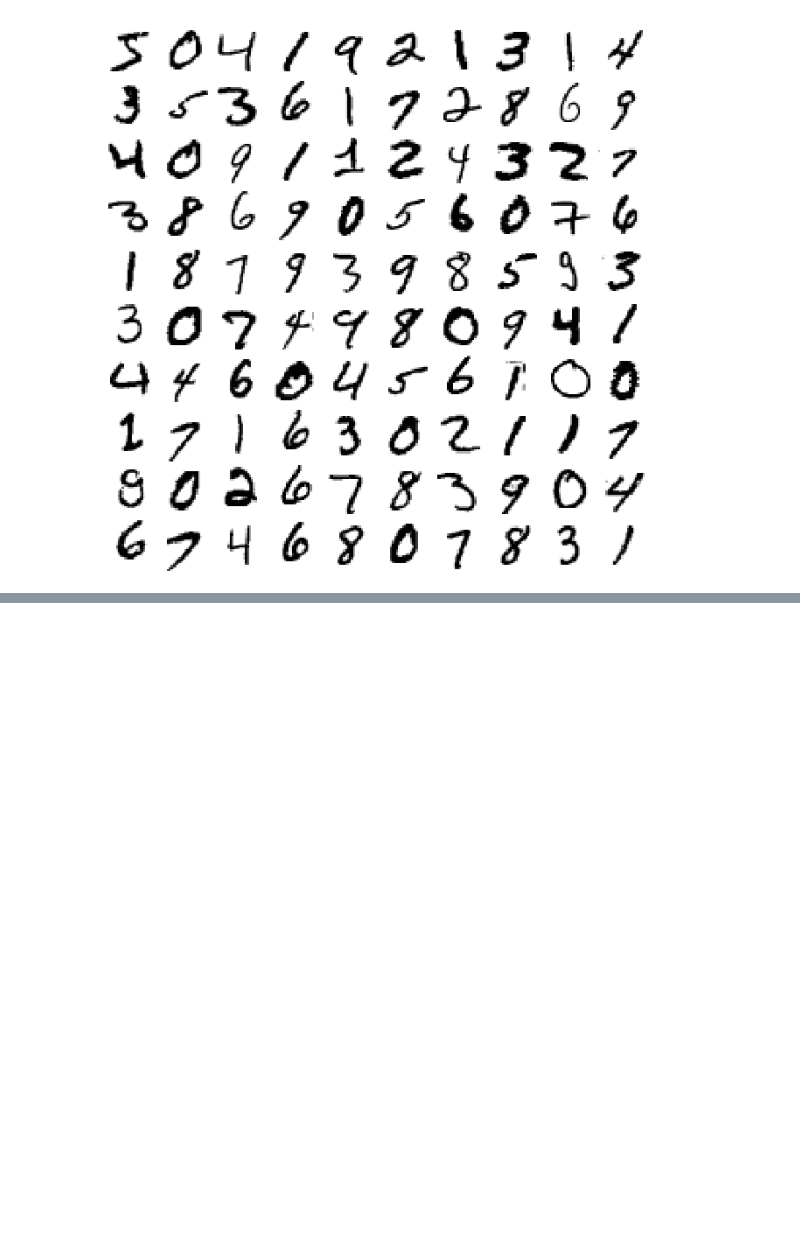
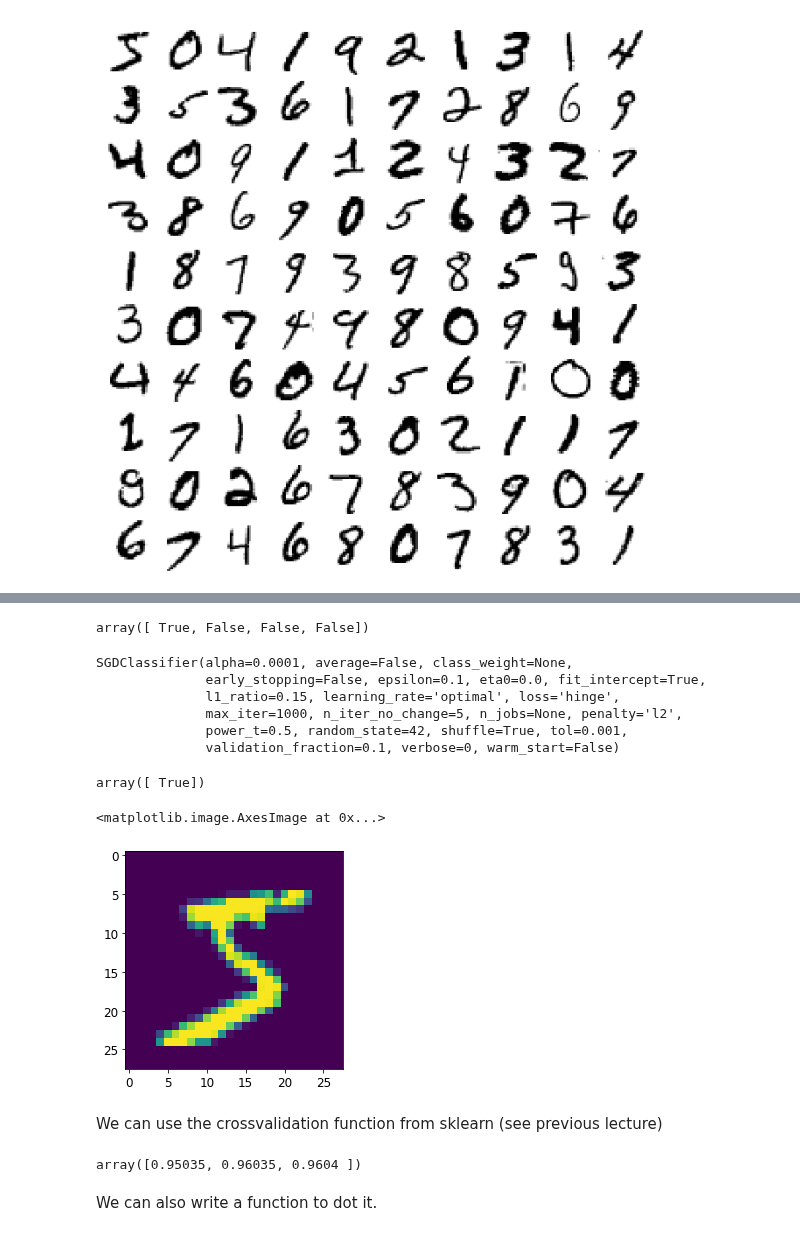
Before and after one commit to dtrad/geoml_course, a Jupyter notebook: Practice9-Classification.ipynb, the cells around one changed output, grey strips where cells are left out. Drawn from its saved outputs; the diff is of its cells as text; code cells hidden in the pictures; blank space fills up the shorter version.

```diff
--- a/Practice9-Classification.ipynb
+++ b/Practice9-Classification.ipynb
@@ -99,0 +111,33 @@ Saving figure more_digits_plot
+# %%
+y_train_5[:4]
+# %% [output]
+array([ True, False, False, False])
+# %%
+from sklearn.linear_model import SGDClassifier
+sgd_clf = SGDClassifier(max_iter=1000, tol=1e-3, random_state=42)
+sgd_clf.fit(X_train, y_train_5)
+# %% [output]
+SGDClassifier(alpha=0.0001, average=False, class_weight=None,
+              early_stopping=False, epsilon=0.1, eta0=0.0, fit_intercept=True,
+              l1_ratio=0.15, learning_rate='optimal', loss='hinge',
+              max_iter=1000, n_iter_no_change=5, n_jobs=None, penalty='l2',
+              power_t=0.5, random_state=42, shuffle=True, tol=0.001,
+              validation_fraction=0.1, verbose=0, warm_start=False)
+# %%
+sgd_clf.predict([some_digit])
+# %% [output]
+array([ True])
+# %%
+plt.imshow(some_digit.reshape((28,28)))
+# %% [output]
+<matplotlib.image.AxesImage at 0x...>
+[figure, added]
+# %% [markdown]
+We can use the crossvalidation function from sklearn (see previous lecture)
+# %%
+from sklearn.model_selection import cross_val_score
+cross_val_score(sgd_clf, X_train, y_train_5, cv=3, scoring="accuracy")
+# %% [output]
+array([0.95035, 0.96035, 0.9604 ])
+# %% [markdown]
+We can also write a function to dot it.
```
Also changed, not shown: parts of 29 cells of this notebook, 1 other file.
